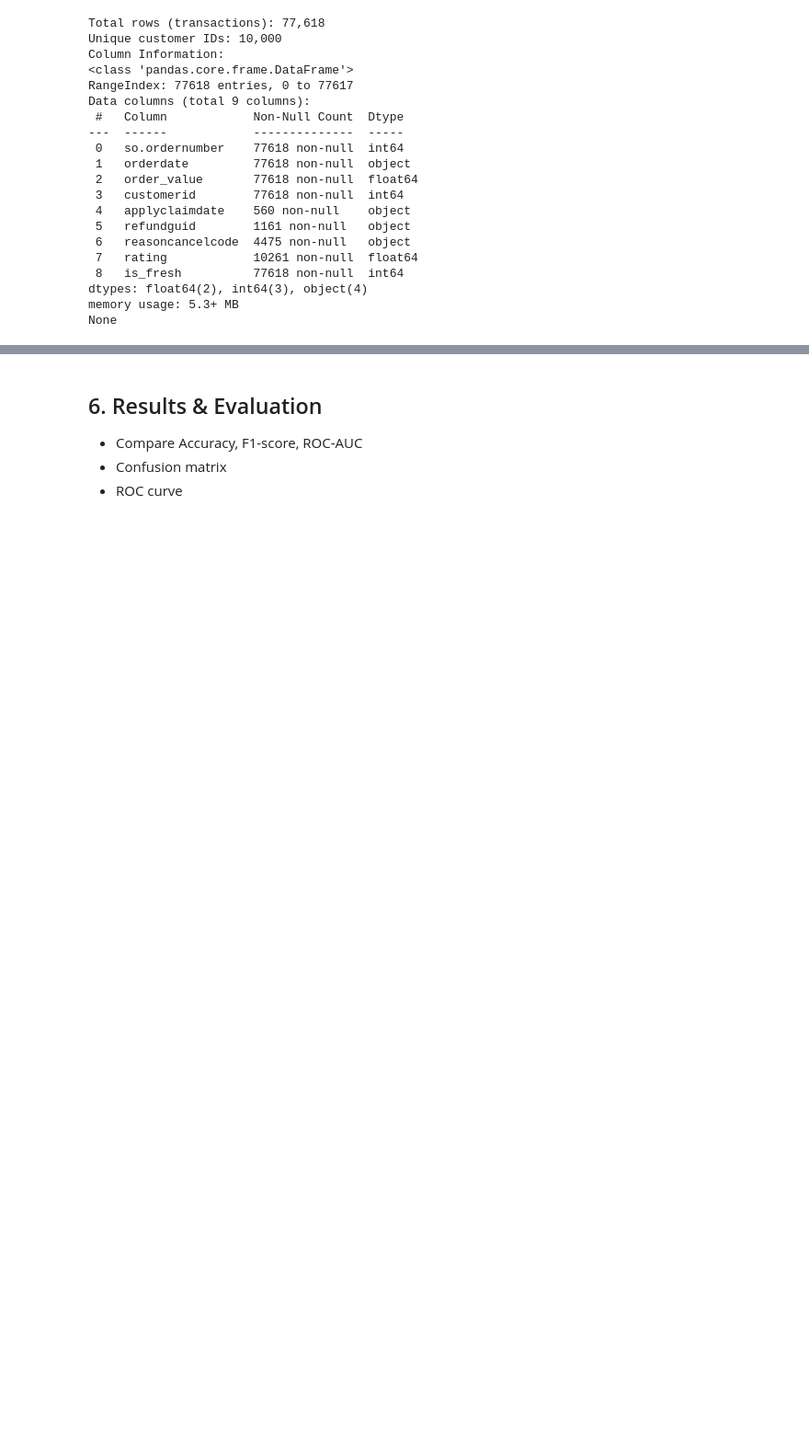
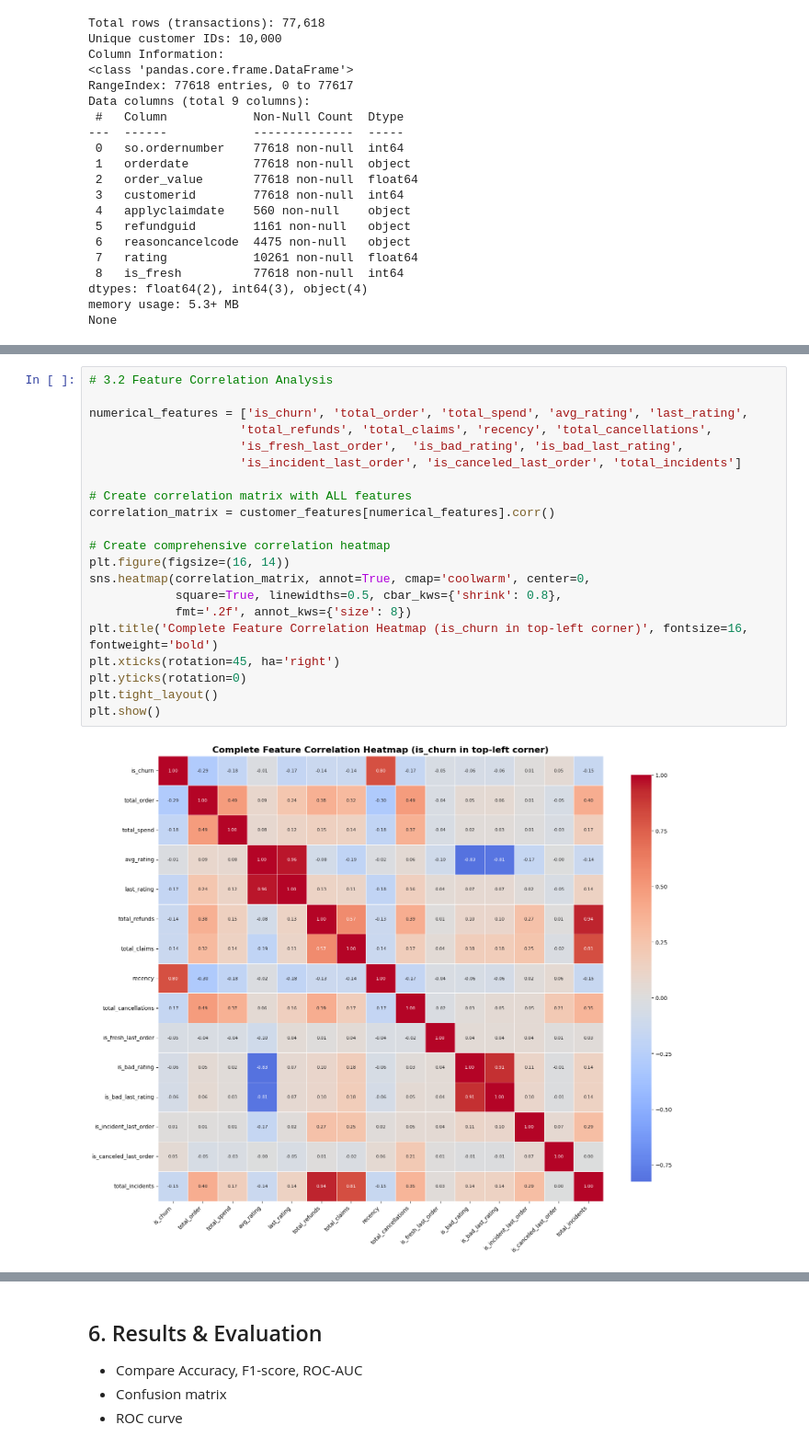
Before and after one commit to hoangop/ML_unsupervised_final_project, a Jupyter notebook: notebook/final_project.ipynb, the cells around one changed output, grey strips where cells are left out. Shown at 92% size. Cells and saved outputs as stored; diff of their text form; blank space fills up the shorter version.

```diff
--- a/notebook/final_project.ipynb
+++ b/notebook/final_project.ipynb
@@ -263,0 +212,23 @@ plt.show()
+# %%
+# 3.2 Feature Correlation Analysis
+
+numerical_features = ['is_churn', 'total_order', 'total_spend', 'avg_rating', 'last_rating',
+                     'total_refunds', 'total_claims', 'recency', 'total_cancellations',
+                     'is_fresh_last_order',  'is_bad_rating', 'is_bad_last_rating',
+                     'is_incident_last_order', 'is_canceled_last_order', 'total_incidents']
+
+# Create correlation matrix with ALL features
+correlation_matrix = customer_features[numerical_features].corr()
+
+# Create comprehensive correlation heatmap
+plt.figure(figsize=(16, 14))
+sns.heatmap(correlation_matrix, annot=True, cmap='coolwarm', center=0,
+            square=True, linewidths=0.5, cbar_kws={'shrink': 0.8},
+            fmt='.2f', annot_kws={'size': 8})
+plt.title('Complete Feature Correlation Heatmap (is_churn in top-left corner)', fontsize=16, fontweight='bold')
+plt.xticks(rotation=45, ha='right')
+plt.yticks(rotation=0)
+plt.tight_layout()
+plt.show()
+# %% [output]
+[figure, added]
```
Also changed, not shown: parts of 14 cells of this notebook.
